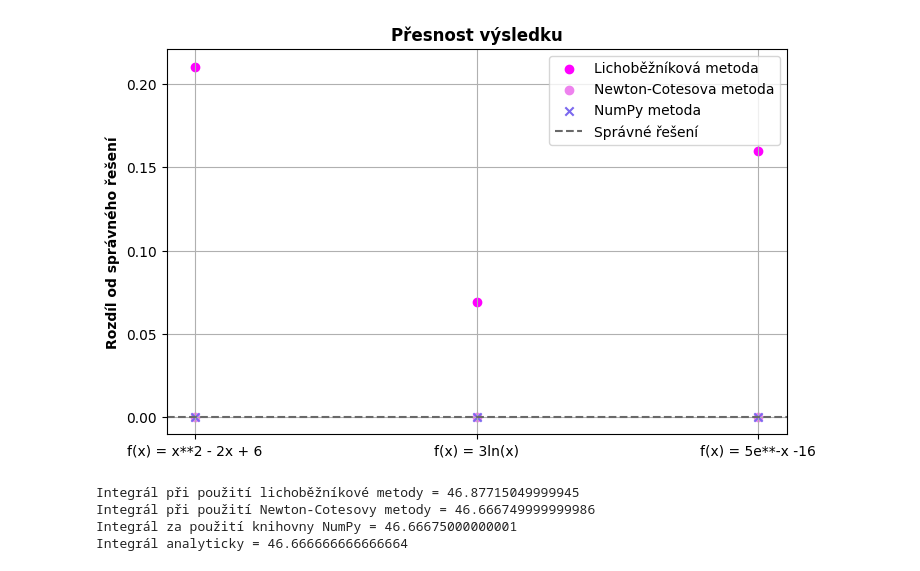
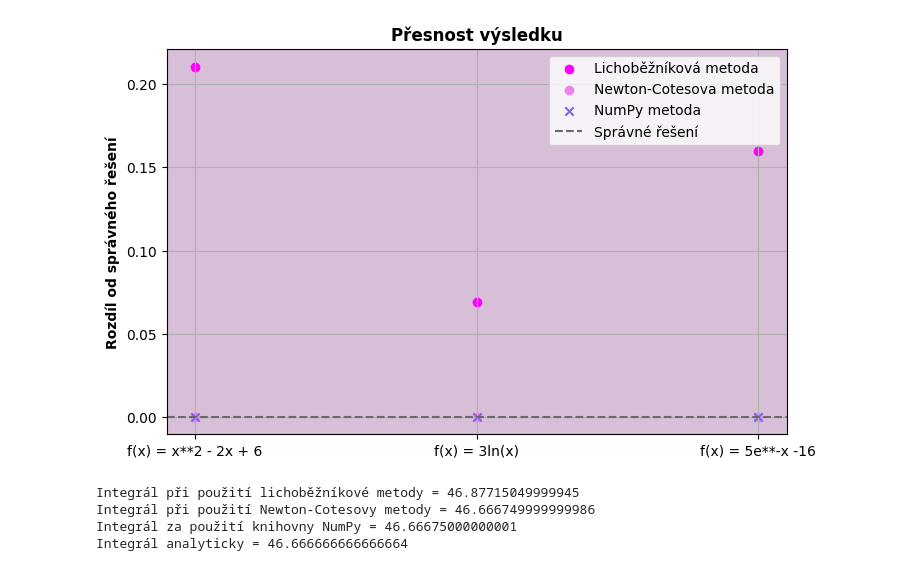
Before and after one commit to majdakleckerova/msw-zapoctovy-dokument, a Jupyter notebook: 9-integrace_funkce.ipynb, the cells around one changed output. Drawn from its saved outputs; the diff is of its cells as text; code cells hidden in the pictures.

```diff
--- a/9-integrace_funkce.ipynb
+++ b/9-integrace_funkce.ipynb
@@ -1,24 +1,25 @@
 # %%
 # GRAFICKÉ ZNÁZORNĚNÍ PŘESNOSTI ŘEŠENÍ
 import matplotlib.pyplot as plt
 
 funkce = ["f(x) = x**2 - 2x + 6","f(x) = 3ln(x)", "f(x) = 5e**-x -16"]
 lichobeznikova_metoda = [abs(integral_analyticky_1 - integral_1_1) , abs(integral_analyticky_2 - integral_2_1), abs(integral_analyticky_3 - integral_3_1)]
 newton_cotesova_metoda = [abs(integral_analyticky_1 - integral_1_2) , abs(integral_analyticky_2 - integral_2_2), abs(integral_analyticky_3 - integral_3_2)]
 numpy_metoda = [abs(integral_analyticky_1 - integral_1_3) , abs(integral_analyticky_2 - integral_2_3), abs(integral_analyticky_3 - integral_3_3)]
 
 plt.figure(figsize=(8,5))
 plt.scatter(funkce,lichobeznikova_metoda, marker="o", color= "magenta", label = "Lichoběžníková metoda")
 plt.scatter(funkce,newton_cotesova_metoda, marker="o", color= "violet", label = "Newton-Cotesova metoda")
 plt.scatter(funkce,numpy_metoda, marker="x", color= "mediumslateblue", label = "NumPy metoda")
 plt.axhline(0, color="dimgrey", linestyle = "dashed", label = "Správné řešení")  # černá, přerušovaná osa x
+plt.gca().set_facecolor("thistle")
 plt.ylabel('Rozdíl od správného řešení', fontweight="bold")
 plt.title("Přesnost výsledku", fontweight="bold")
 plt.grid()
 plt.legend()
 plt.show()
 # %% [output]
-[figure, old version]
+[figure, new version]
 # %%
 def f(x):
     return x**2 - 2*x + 6
```
